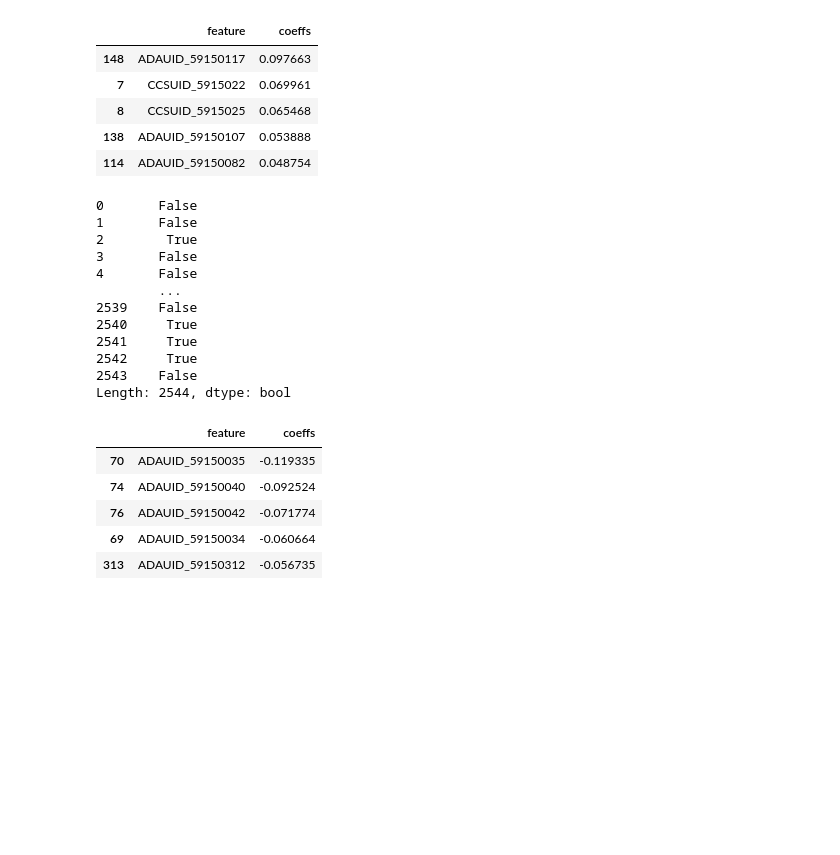
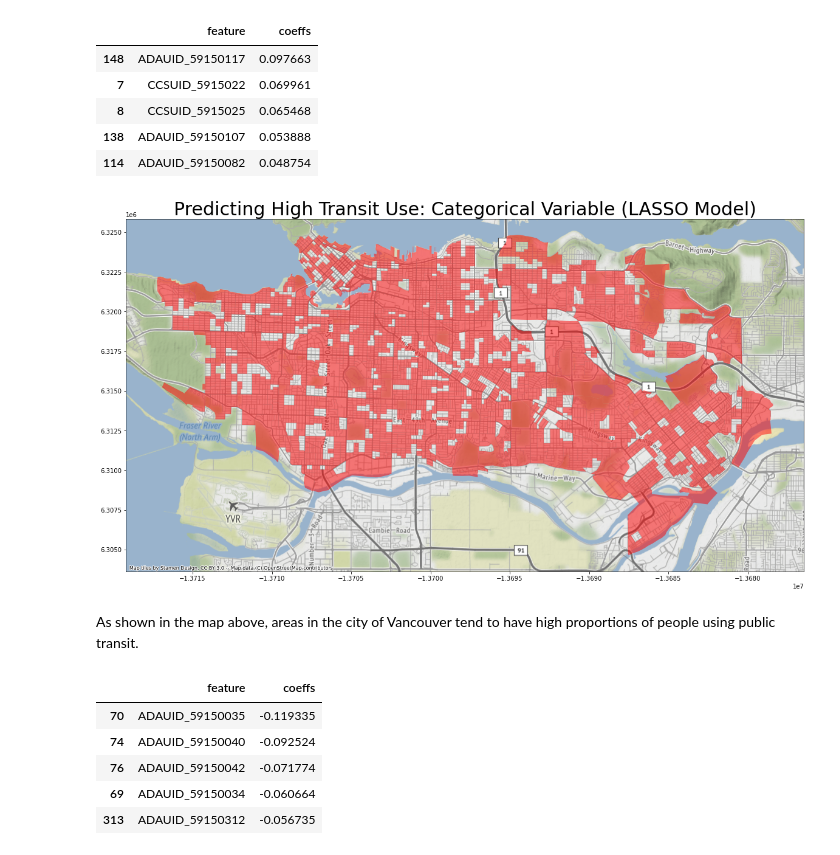
Before and after one commit to ZIBOWANGKANGYU/Vancouver_transit, a Jupyter notebook: book/Model_analysis.ipynb, the cells around one changed output. Cells and saved outputs as stored; diff of their text form; code cells hidden in the pictures; blank space fills up the shorter version.

Commit message:
Find key categorical variables

```diff
--- a/book/Model_analysis.ipynb
+++ b/book/Model_analysis.ipynb
@@ -69,7 +70,7 @@ random_search_LASSO = joblib.load(os.path.join(
     ))
 # %%
 ## Pre-processor
-categorical_transformer, numeric_transformer, proportion_transformer, ColumnTransformer = joblib.load(
+preprocessor, categorical_transformer, numeric_transformer, proportion_transformer, ColumnTransformer = joblib.load(
     os.path.join(os.getcwd(), "Models", data_version, "preprocessor.joblib")
 )
 
@@ -181,18 +194,27 @@ LASSO_categorical_feature_coeffs.sort_values("coeffs", ascending = False).head(5
 # %%
 X_train_LASSO_top_categorical_mask = ((X_train.ADAUID == "59150117")
                                       | (X_train.CCSUID == "5915022")
-                                      | (X_train.CCSUID == "5915025")
-                                      | (X_train.ADAUID == "59150107")
-                                      | (X_train.ADAUID == "59150082"))
+                                      | (X_train.CCSUID == "5915025"))
 
 X_train_LASSO_top_categorical = X_train.loc[X_train_LASSO_top_categorical_mask, :]
 
 LASSO_top_categorical_ax = X_train_LASSO_top_categorical.plot(
     figsize=(20, 20),
     alpha=0.5,
+    color="red"
 )
-LASSO_top_categorical_ax.set_xlim(GVA_map_xlim_lower, GVA_map_xlim_higher)
-LASSO_top_categorical_ax.set_ylim(GVA_map_ylim_lower, GVA_map_ylim_higher)
 
 ctx.add_basemap(LASSO_top_categorical_ax, zoom=12)
-plt.title("Removed DAs", fontsize=30)
+plt.title("Predicting High Transit Use: Categorical Variable (LASSO Model)", fontsize=30)
+
+plt.savefig(
+    os.path.join(
+        os.getcwd(),
+        "Vancouver_transit",
+        "Maps",
+        data_version,
+        "LASSO_top_categorical.png",
+    )
+)
+# %% [output]
+[figure, added]
@@ -209,18 +221,5 @@ plt.savefig(
-# %%
-(X_train.ADAUID == "59150117") | (X_train.CCSUID == "5915022") | (X_train.CCSUID == "5915025") | (X_train.ADAUID == "59150107") | (X_train.ADAUID == "59150082")
-# %% [output]
-0       False
-1       False
-2        True
-3       False
-4       False
-        ...
-2539    False
-2540     True
-2541     True
-2542     True
-2543    False
-Length: 2544, dtype: bool
+# %% [markdown]
+As shown in the map above, areas in the city of Vancouver tend to have high proportions of people using public transit.
 # %%
 LASSO_categorical_feature_coeffs.sort_values("coeffs").head(5)
 # %% [output]
```
Also changed, not shown: parts of 20 cells of this notebook, 4 other files.
